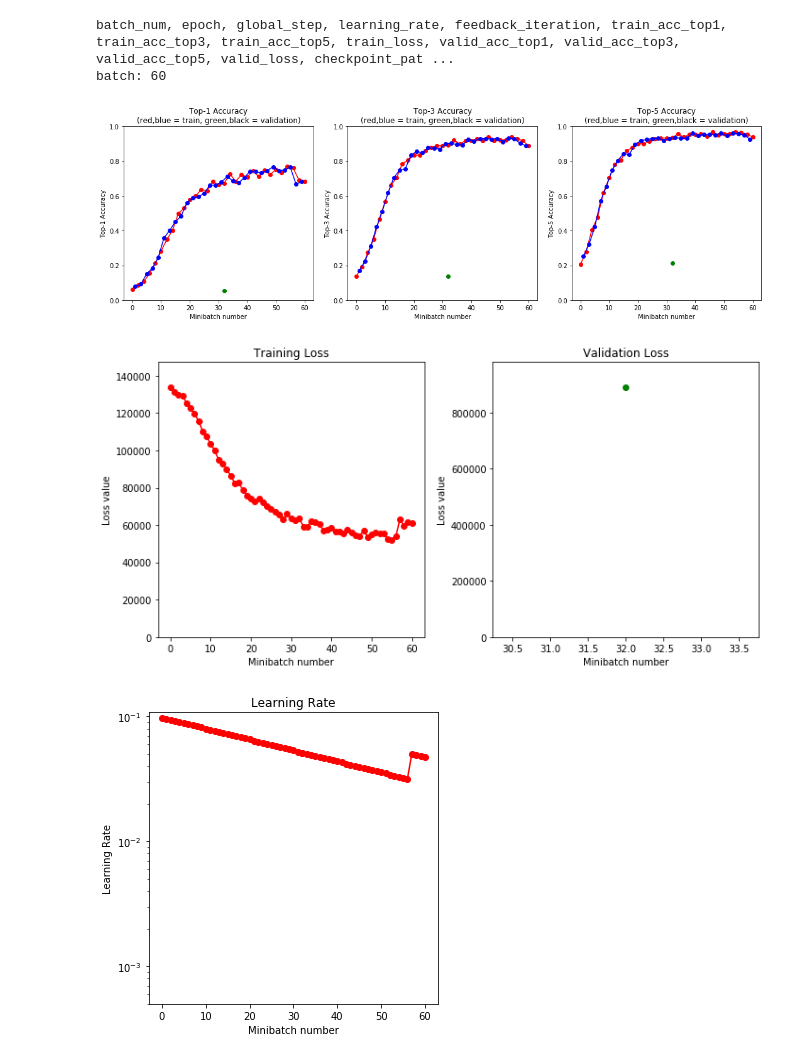
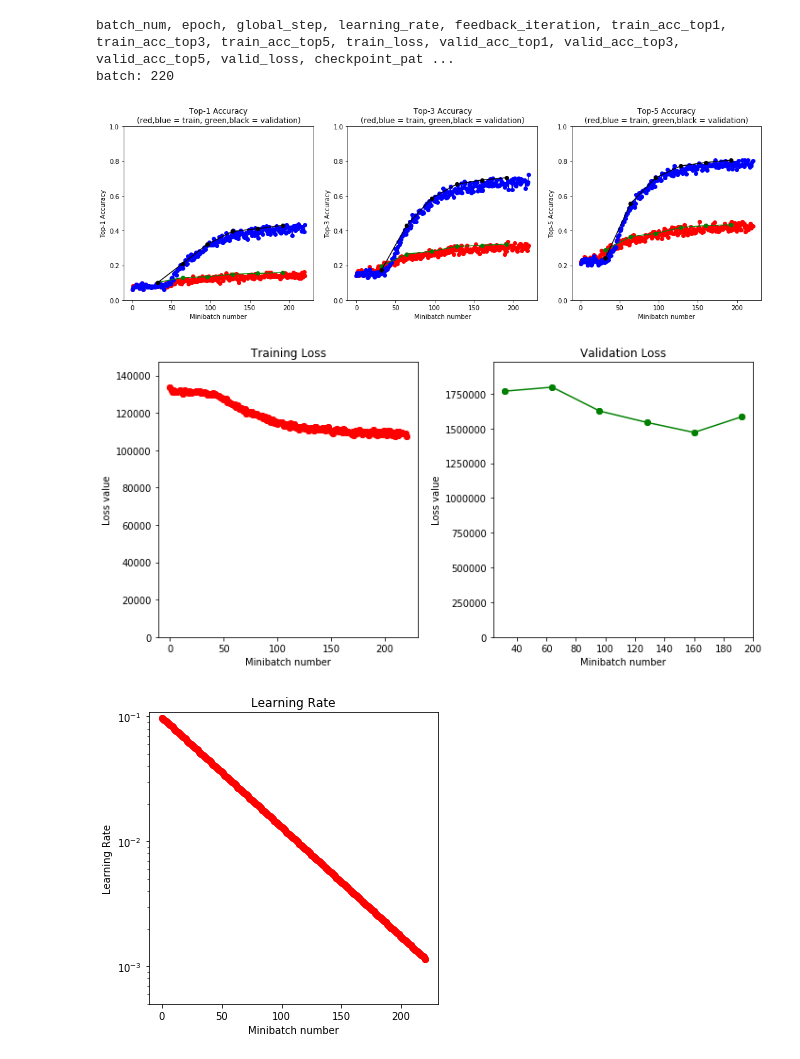
Before and after one commit to StanfordVisionSystems/vfeedbacknet, a Jupyter notebook: notebooks/vfeedbacknet_results.ipynb, the cells around one changed output. Drawn from its saved outputs; the diff is of its cells as text; code cells hidden in the pictures.

Commit message:
more plots

```diff
--- a/notebooks/vfeedbacknet_results.ipynb
+++ b/notebooks/vfeedbacknet_results.ipynb
@@ -4,13 +4,13 @@ import os
 
 EXPERIMENT_DIR='/mnt/data/jemmons/vfeedbacknet-results/'
 # %%
-header, data = get_data(os.path.join(EXPERIMENT_DIR, '20bn/vfeedbacknet_model5', 'training_log.csv'))
+header, data = get_data(os.path.join(EXPERIMENT_DIR, '20bn/vfeedbacknet_model3.recheck1', 'training_log.csv'))
 plot_accuracy(data, ylim=1)
 plot_loss(data)
 plot_learning_rate(data)
 # %% [output]
 batch_num, epoch, global_step, learning_rate, feedback_iteration, train_acc_top1, train_acc_top3, train_acc_top5, train_loss, valid_acc_top1, valid_acc_top3, valid_acc_top5, valid_loss, checkpoint_pat ...
-batch: 60
+batch: 220
-[figure, old version]
+[figure, new version]
-[figure, old version]
+[figure, new version]
-[figure, old version]
+[figure, new version]
```
Also changed, not shown: parts of 3 cells of this notebook.
